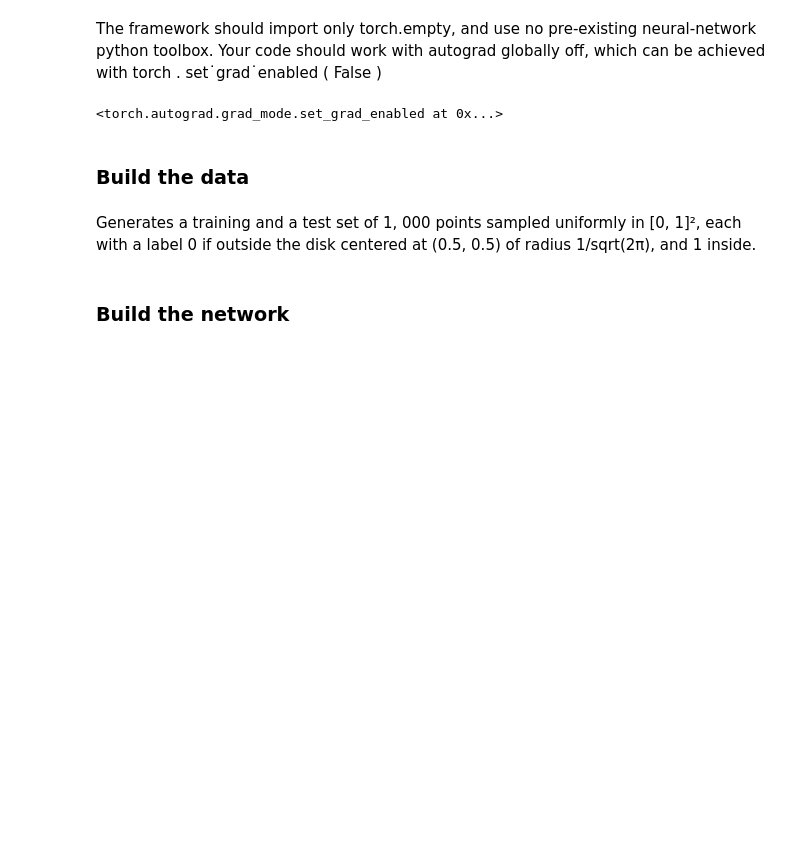
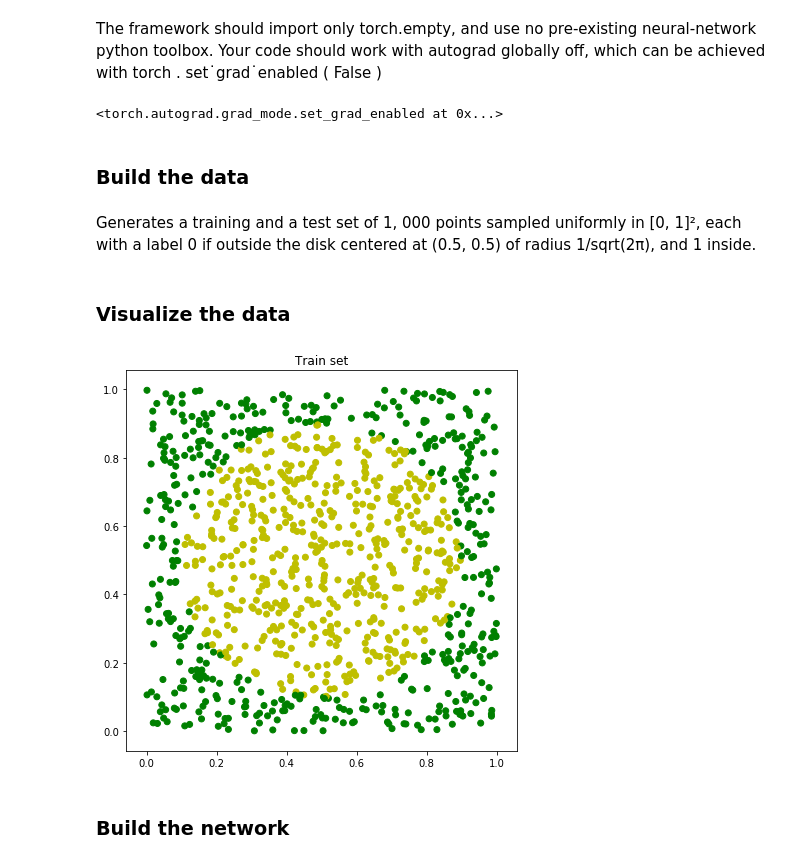
Before and after one commit to hm-haitham/DeepLearning, a Jupyter notebook: project_2/Untitled.ipynb, the cells around one changed output. Drawn from its saved outputs; the diff is of its cells as text; code cells hidden in the pictures; blank space fills up the shorter version.

Commit message:
added plot

```diff
--- a/project_2/Untitled.ipynb
+++ b/project_2/Untitled.ipynb
@@ -28,5 +28,22 @@ def build_data(n):
 # %%
 X_train, y_train = build_data(1000)  #(1000,2) , #(1000)
 X_test, y_test = build_data(1000)  #(1000,2) , #(1000)
+# %%
+x = X_train[:,0]
+y = X_train[:,1]
+colors = { 1.0 : 'g', 0 : 'y'}
+# %%
+c = [ colors[label] for label in y_train.numpy()]
+# %% [markdown]
+### Visualize the data
+# %%
+import matplotlib.pyplot as plt  # This is python's popular plotting library.
+
+plt.figure(figsize=(7,7))
+plt.scatter(x, y, c = c)
+plt.title('Train set')
+plt.show()
+# %% [output]
+[figure, added]
 # %% [markdown]
 ### Build the network
```
